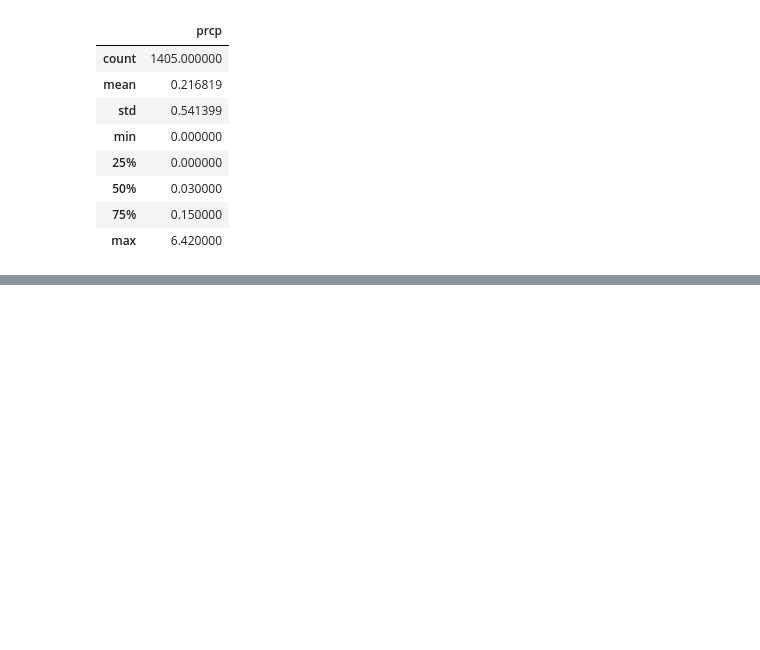
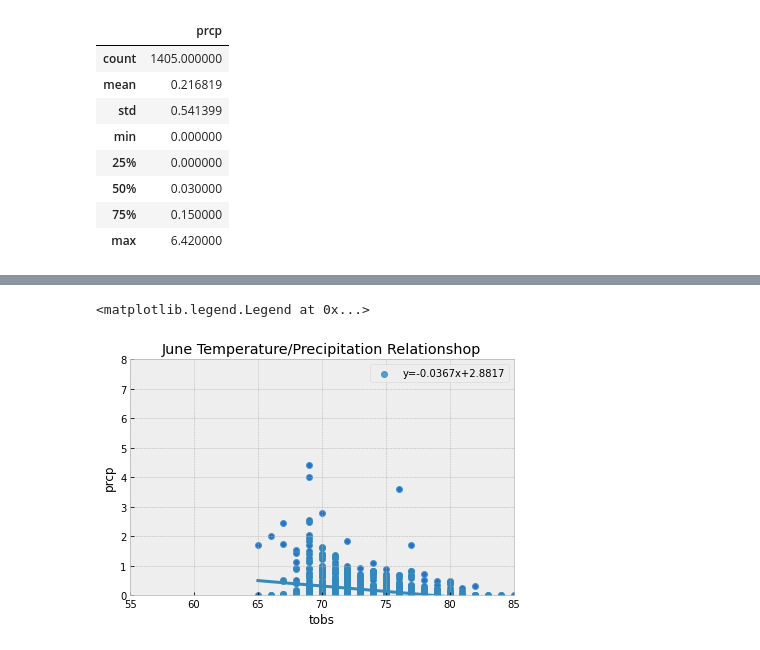
Before and after one commit to dannybarto/Surfs_Up, a Jupyter notebook: SurfsUp_Challenge.ipynb, the cells around one changed output, grey strips where cells are left out. Cells and saved outputs as stored; diff of their text form; code cells hidden in the pictures; blank space fills up the shorter version.

```diff
--- a/SurfsUp_Challenge.ipynb
+++ b/SurfsUp_Challenge.ipynb
@@ -121,0 +197,5 @@ df_dec_prcp.describe()
+# %%
+#Additional query for June for precip by temp
+june_temp_prcp = session.query(Measurement.tobs, Measurement.prcp).filter(extract('month', Measurement.date) == 6).all()
+june_temp_prcp_df = pd.DataFrame(june_temp_prcp, columns=['tobs','prcp'])
+june_temp_prcp_df.describe()
@@ -121,0 +212,17 @@ df_dec_prcp.describe()
+# %%
+# Graph June temp-prcp data
+june_temp_prcp_df = pd.DataFrame(june_temp_prcp, columns=['tobs','prcp'])
+#Remov Nans to plot on the scatterplot
+june_temp_prcp_df = june_temp_prcp_df.dropna()
+june_temp_prcp_df.plot.scatter('tobs', 'prcp')
+plt.tight_layout()
+plt.title('June Temperature/Precipitation Relationshop')
+plt.xlim([55, 85])
+plt.ylim([0,8])
+
+#Adding trendline
+slope, intercept, r_value, p_value, std_err = stats.linregress(june_temp_prcp_df['tobs'],june_temp_prcp_df['prcp'])
+sns.regplot(x='tobs', y='prcp', data=june_temp_prcp_df, ci=None, label="y={0:.4f}x+{1:.4f}".format(slope,intercept)).legend(loc="best")
+# %% [output]
+<matplotlib.legend.Legend at 0x...>
+[figure, added]
```
Also changed, not shown: parts of 15 cells of this notebook, 5 other files.
